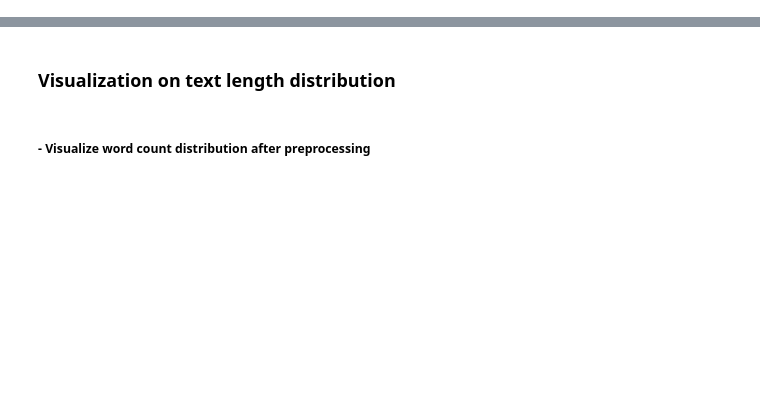
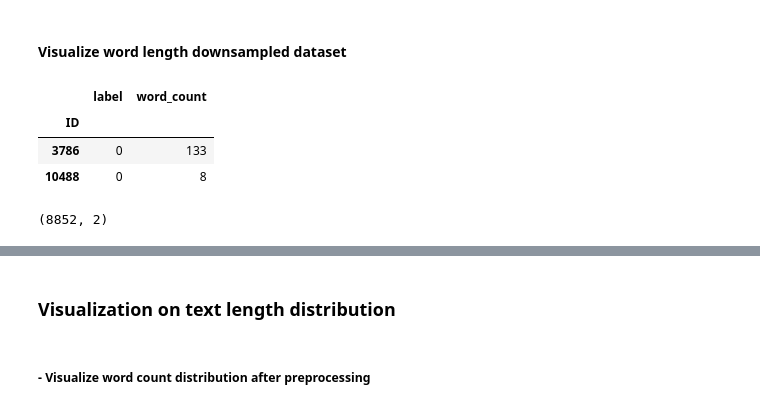
Before and after one commit to himayla/fake_news, a Jupyter notebook: visualization.ipynb, the cells around one changed output, grey strips where cells are left out. Cells and saved outputs as stored; diff of their text form; code cells hidden in the pictures; blank space fills up the shorter version.

```diff
--- a/visualization.ipynb
+++ b/visualization.ipynb
@@ -11,3 +11,33 @@ import os
 # Labels for charts, tables
 models = {'electra-base-discriminator': 'ELECTRA', 'google': 'ELECTRA', 'google/electra-base-discriminator': 'ELECTRA', 'roberta-base': 'RoBERTa', 'bert-base-uncased': 'BERT', 'distilbert-base-uncased': 'DistilBERT', 'elmo':'ELMo'}
 metrics_short = {'accuracy': 'A', 'precision': 'P', 'recall': 'R', 'f1': 'F1'}
+# %% [markdown]
+#### Visualize word length downsampled dataset
+# %%
+# Load baseline test data
+baseline_to_train =  "pipeline/text-based/data/train.csv"
+baseline_to_valid =  "pipeline/text-based/data/validation.csv"
+baseline_to_test = "pipeline/text-based/data/test.csv"
+
+train = pd.read_csv(baseline_to_train, usecols=['ID','text', 'label'],index_col='ID')
+valid = pd.read_csv(baseline_to_valid, usecols=['ID','text', 'label'],index_col='ID')
+test = pd.read_csv(baseline_to_test, usecols=['ID','text', 'label'],index_col='ID')
+
+df_baseline = pd.concat([train, valid, test])
+df_baseline
+
+df_baseline['text'] = df_baseline['text'].fillna('') # Replace np.NaN with empty strings
+df_baseline["label"] = df_baseline["label"].map({"FAKE": 0, "REAL": 1})
+
+# # 1. Add column with number of words
+df_baseline['word_count'] = df_baseline['text'].str.split().apply(len)
+df_baseline.drop('text', axis=1, inplace=True)
+
+display(df_baseline.head(2))
+print(df_baseline.shape)
+# %% [output]
+|  | label | word_count |
+| ID |  |  |
+| 3786 | 0 | 133 |
+| 10488 | 0 | 8 |
+(8852, 2)
```
Also changed, not shown: parts of 12 cells of this notebook, 3 other files.
